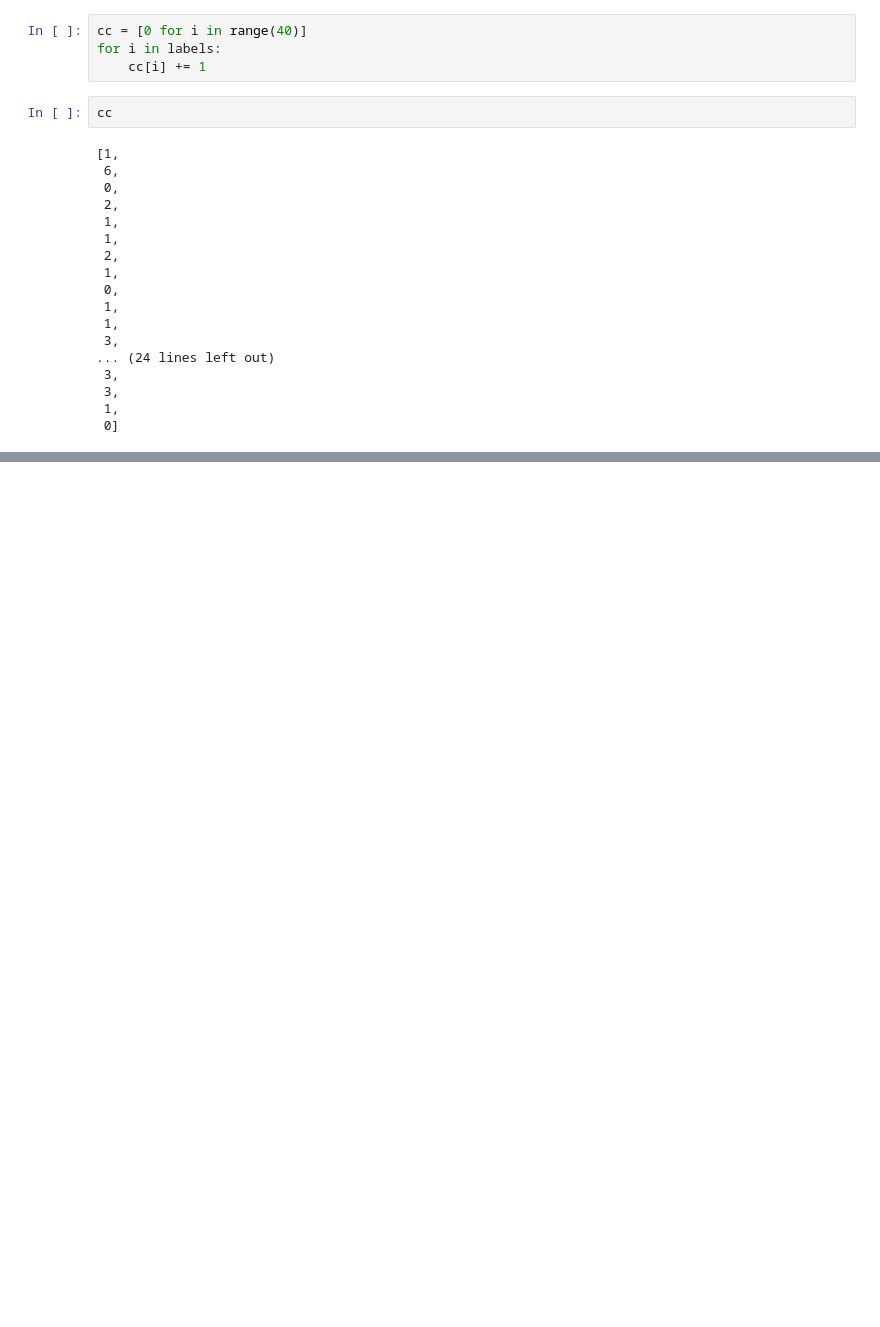
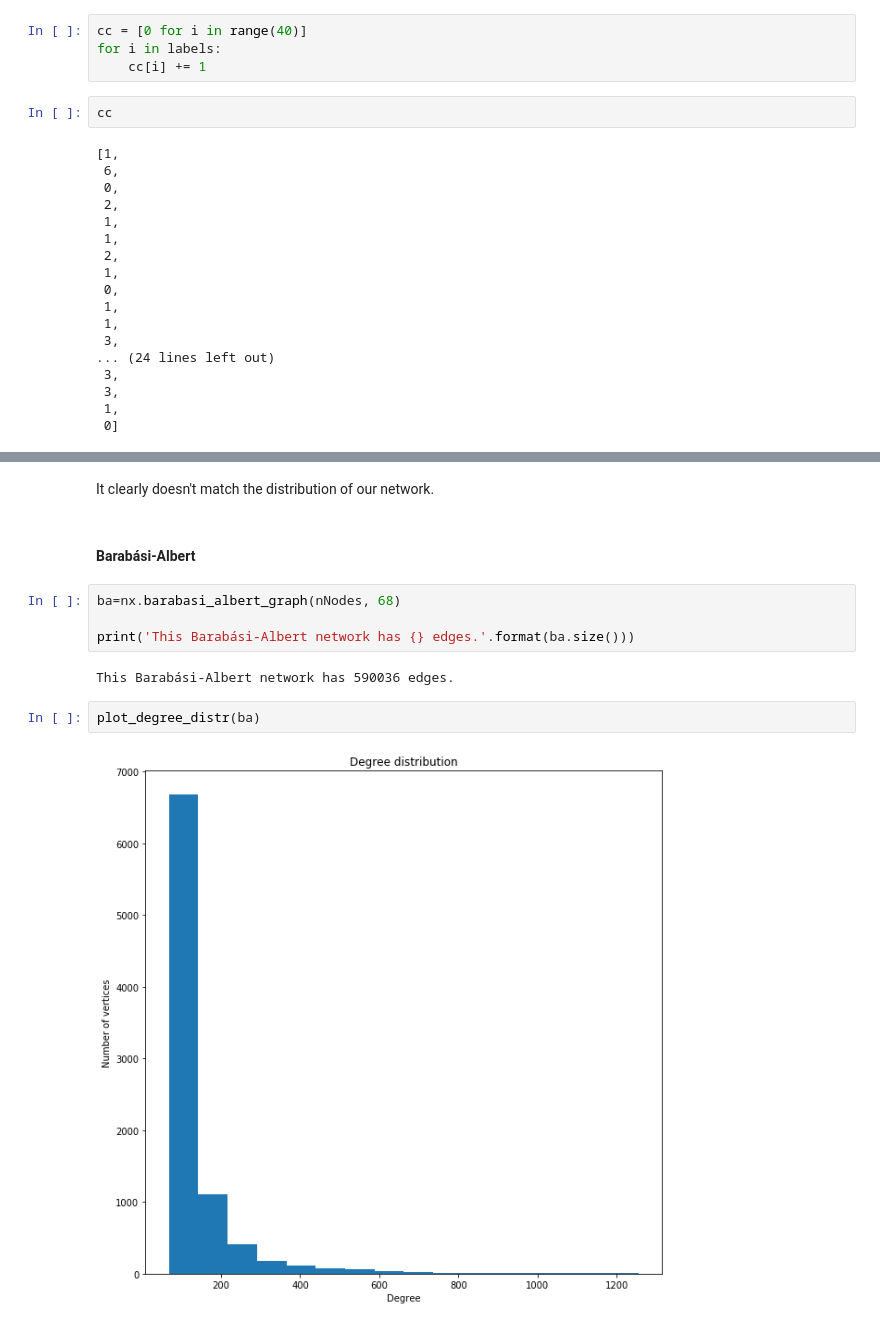
Before and after one commit to armand33/wikipedia_graph, a Jupyter notebook: ntds_project.ipynb, the cells around one changed output, grey strips where cells are left out. Saved outputs shown, nothing was run; the diff lists cells and outputs as text; blank space fills up the shorter version.

```diff
--- a/ntds_project.ipynb
+++ b/ntds_project.ipynb
@@ -252,0 +320,14 @@ cc
+# %% [markdown]
+It clearly doesn't match the distribution of our network.
+# %% [markdown]
+#### Barabási-Albert
+# %%
+ba=nx.barabasi_albert_graph(nNodes, 68)
+
+print('This Barabási-Albert network has {} edges.'.format(ba.size()))
+# %% [output]
+This Barabási-Albert network has 590036 edges.
+# %%
+plot_degree_distr(ba)
+# %% [output]
+[figure, added]
```
Also changed, not shown: parts of 42 cells of this notebook.
